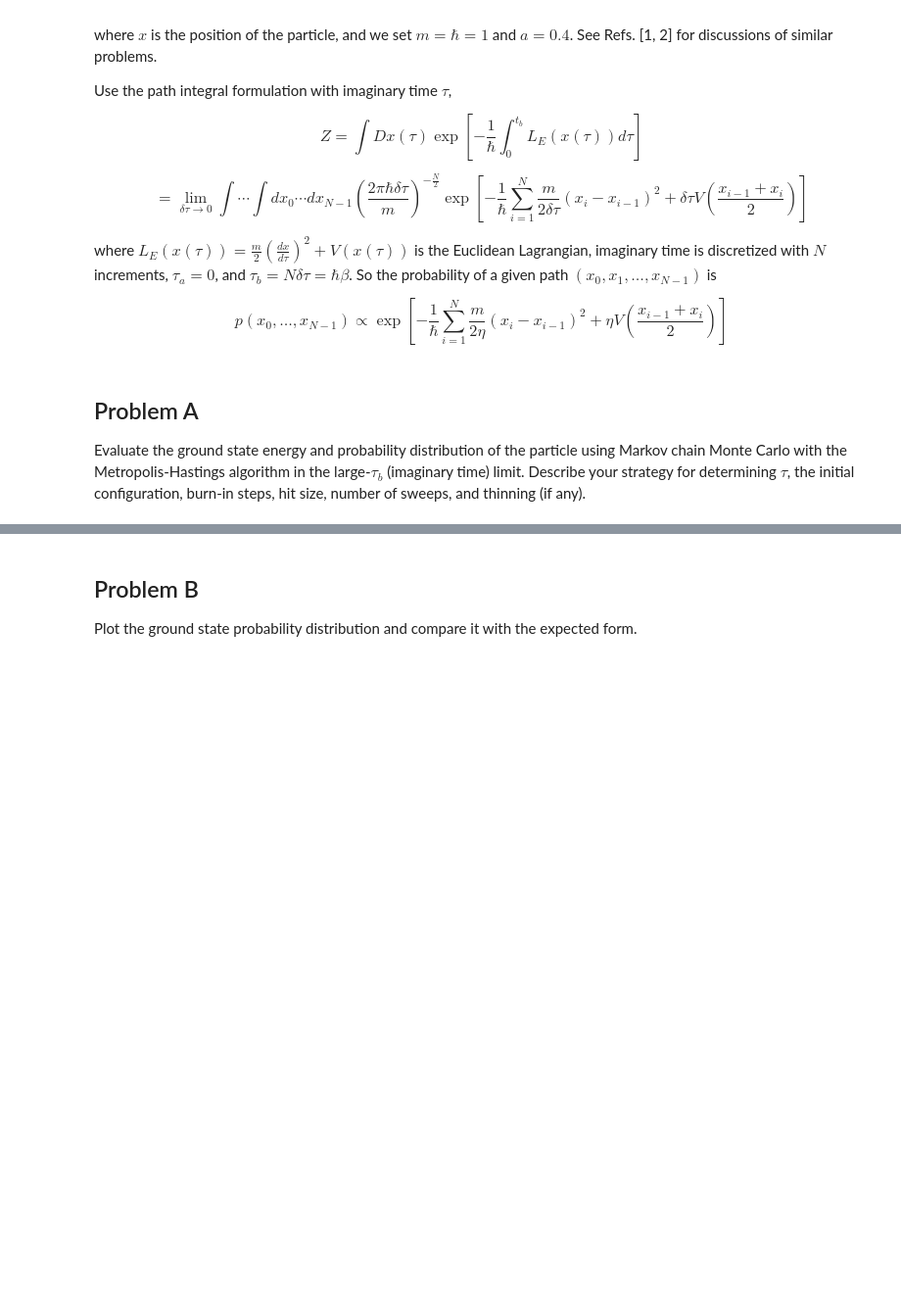
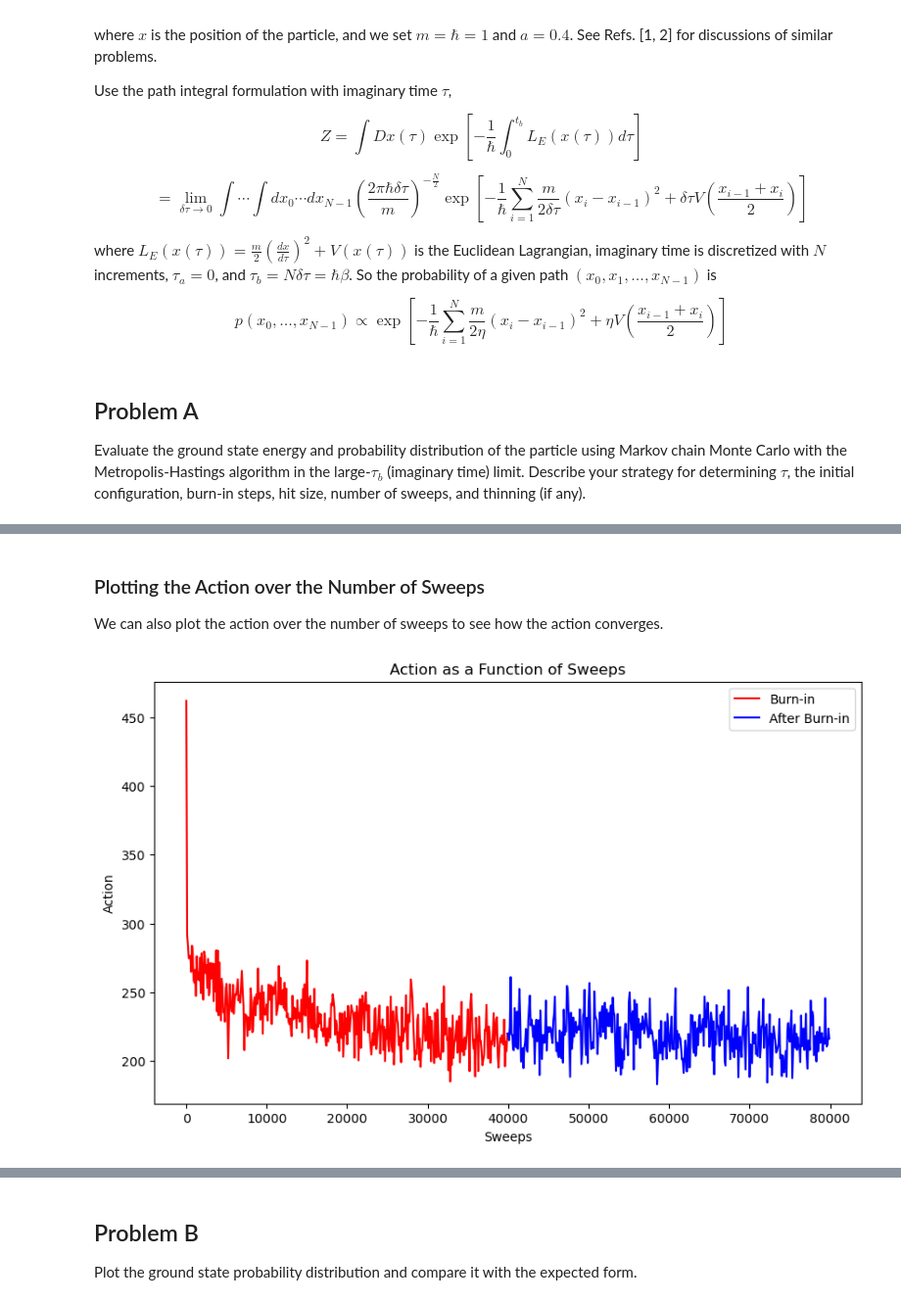
Before and after one commit to Girish-Krishnan/ucsd-phys142-double-well-mcmc-a, a Jupyter notebook: project.ipynb, the cells around one changed output, grey strips where cells are left out. Shown at 98% size. Saved outputs shown, nothing was run; the diff lists cells and outputs as text; code cells hidden in the pictures; blank space fills up the shorter version.

```diff
--- a/project.ipynb
+++ b/project.ipynb
@@ -30,0 +245,17 @@ Evaluate the ground state energy and probability distribution of the particle us
+# %% [markdown]
+### Plotting the Action over the Number of Sweeps
+
+We can also plot the action over the number of sweeps to see how the action converges.
+# %%
+# Plot the action as a function of the number of sweeps
+plt.figure(figsize=(10, 6))
+plt.plot(range(1, BURNIN, energy_calculation_interval), action_values[:BURNIN//energy_calculation_interval], label='Burn-in', color='red')
+plt.plot(range(BURNIN, SWEEPS, energy_calculation_interval), action_values[BURNIN//energy_calculation_interval - 1:], label='After Burn-in', color='blue')
+plt.plot([BURNIN - energy_calculation_interval, BURNIN], [action_values[BURNIN//energy_calculation_interval -1], action_values[BURNIN//energy_calculation_interval -1]], color='blue')
+plt.title('Action as a Function of Sweeps')
+plt.xlabel('Sweeps')
+plt.ylabel('Action')
+plt.legend()
+plt.show()
+# %% [output]
+[figure, added]
```
Also changed, not shown: parts of 39 cells of this notebook, 1 other file.
